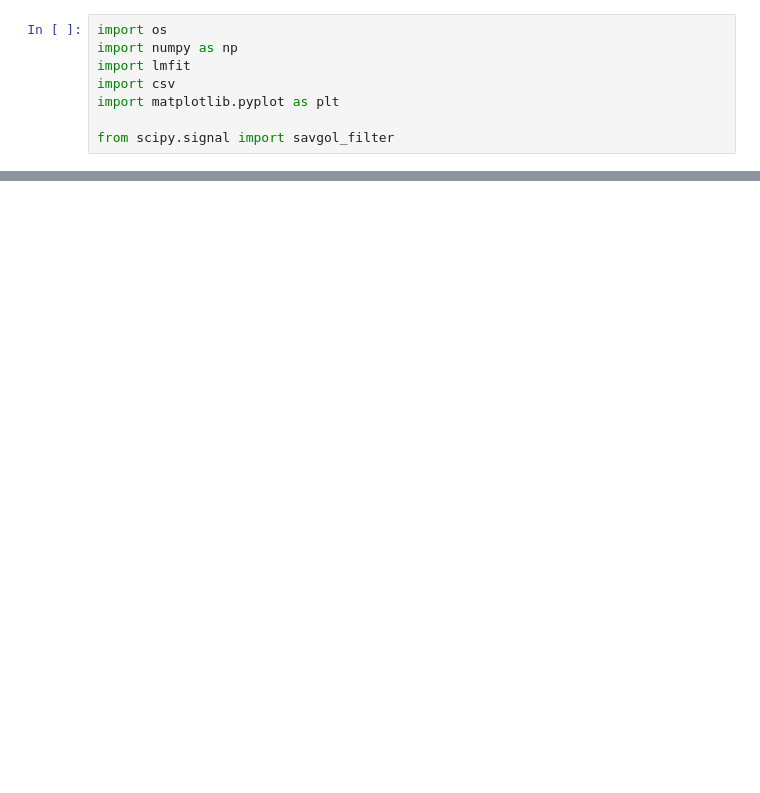
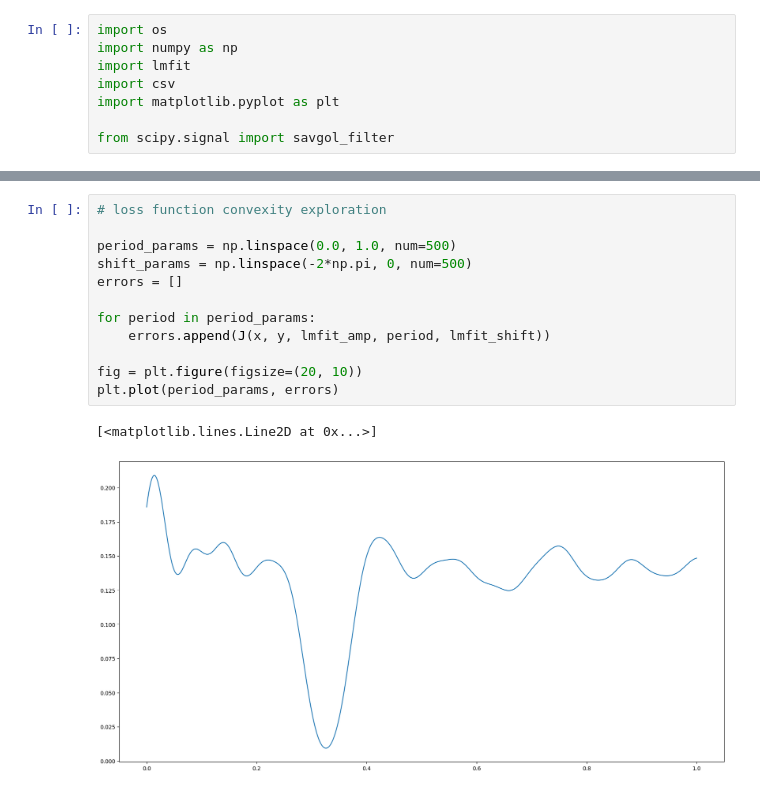
Before and after one commit to adarshramiyer/gAIt, a Jupyter notebook: data_processing/Imfit_exploration.ipynb, the cells around one changed output, grey strips where cells are left out. Saved outputs shown, nothing was run; the diff lists cells and outputs as text; blank space fills up the shorter version.

```diff
--- a/data_processing/Imfit_exploration.ipynb
+++ b/data_processing/Imfit_exploration.ipynb
@@ -64,0 +71,15 @@ plt.plot(x, sinusoid(x, lmfit_amp, lmfit_omega, lmfit_shift, lmfit_const))
+# %%
+# loss function convexity exploration
+
+period_params = np.linspace(0.0, 1.0, num=500)
+shift_params = np.linspace(-2*np.pi, 0, num=500)
+errors = []
+
+for period in period_params:
+    errors.append(J(x, y, lmfit_amp, period, lmfit_shift))
+
+fig = plt.figure(figsize=(20, 10))
+plt.plot(period_params, errors)
+# %% [output]
+[<matplotlib.lines.Line2D at 0x...>]
+[figure, added]
```
Also changed, not shown: parts of 2 cells of this notebook, 1 other file.
